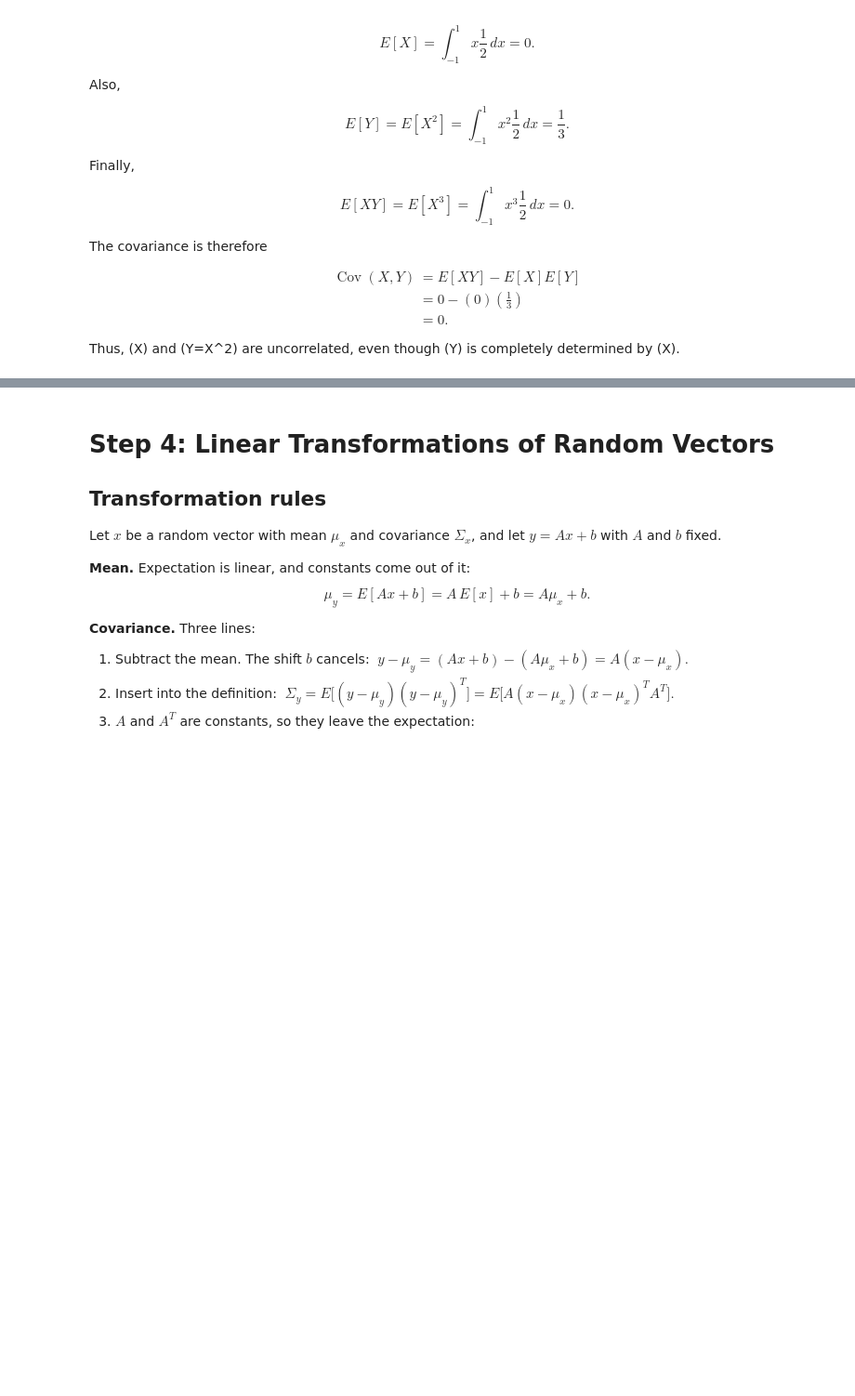
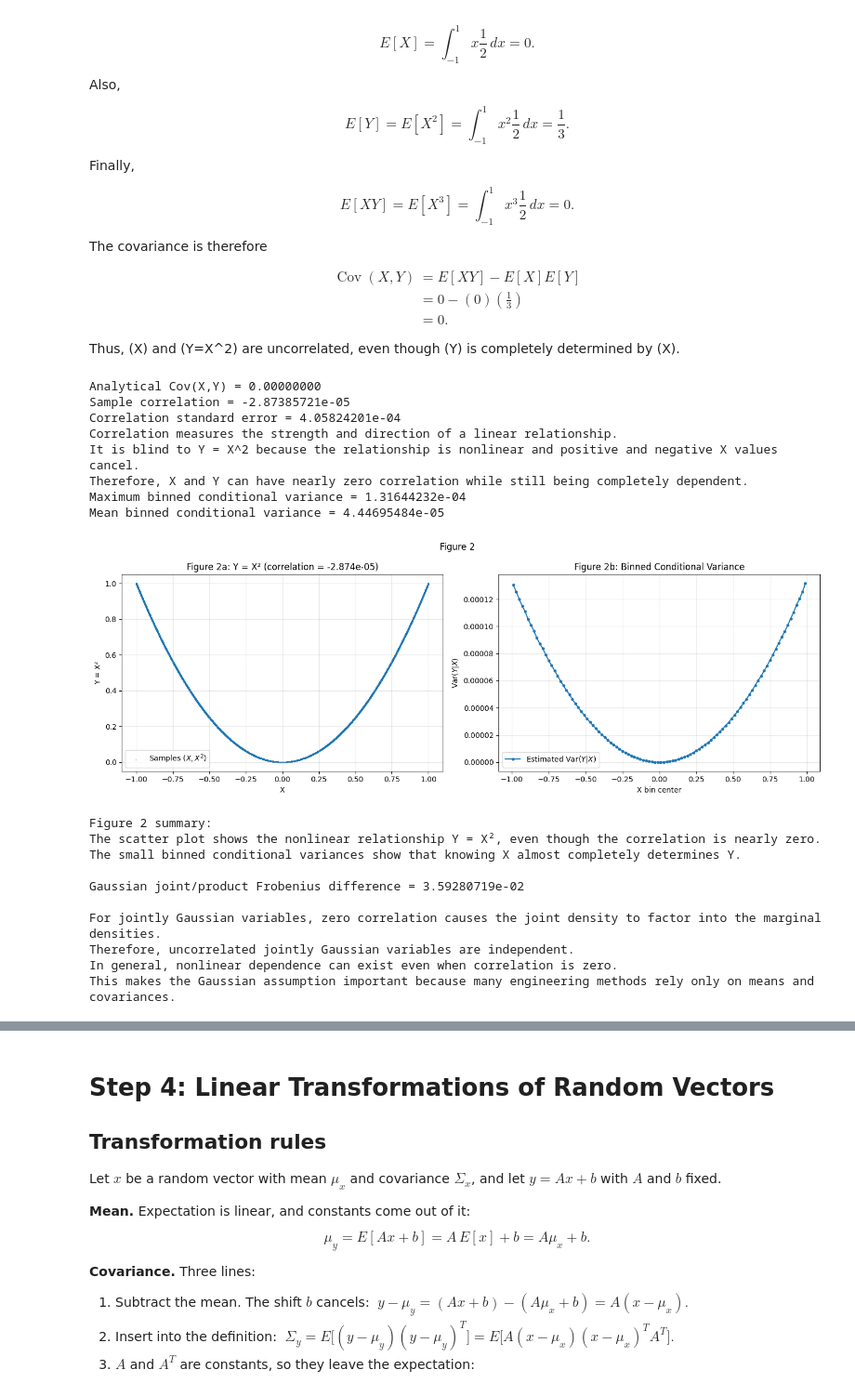
Before and after one commit to andrewechang/ece3715, a Jupyter notebook: mp3/mp3.ipynb, the cells around one changed output, grey strips where cells are left out. Shown at 93% size. Saved outputs shown, nothing was run; the diff lists cells and outputs as text; code cells hidden in the pictures; blank space fills up the shorter version.

```diff
--- a/mp3/mp3.ipynb
+++ b/mp3/mp3.ipynb
@@ -545,14 +577,11 @@ print(
     f"{correlation_standard_error_step2:.8e}"
 )
 
-print(f"Correlation measures only linear dependence.")
-print(f"For Y = X^2, the relationship is nonlinear, so positive and negative X values cancel and produce zero correlation.")
-print(f"However, Y is still completely determined by X, so the variables are dependent.")
+# Pt. 4 - what the correlation coefficient measures and why it's blind to the relationship
+print(f"Correlation measures the strength and direction of a linear relationship.")
+print(f"It is blind to Y = X^2 because the relationship is nonlinear and positive and negative X values cancel.")
+print(f"Therefore, X and Y can have nearly zero correlation while still being completely dependent.")
 
-
-# ------------------------------------------------------------
-# Binned conditional variance
-# ------------------------------------------------------------
 
 number_of_bins_step2 = 100
 
@@ -597,9 +626,7 @@ print(
 )
 
 
-# ------------------------------------------------------------
-# Figure 2
-# ------------------------------------------------------------
+# Fig 2
 
 plot_size_step2 = 100_000
 
@@ -644,7 +671,7 @@ axes[1].set_title("Figure 2b: Binned Conditional Variance")
 axes[1].legend()
 axes[1].grid(alpha=0.3)
 
-plt.suptitle("Figure 2: Uncorrelated Does Not Mean Independent")
+plt.suptitle("Figure 2")
 plt.tight_layout()
 plt.show()
 
@@ -654,9 +681,7 @@ print(f"The scatter plot shows the nonlinear relationship Y = X², even though t
 print(f"The small binned conditional variances show that knowing X almost completely determines Y.\n")
 
 
-# ------------------------------------------------------------
-# Gaussian comparison
-# ------------------------------------------------------------
+# Pt. 5 - Gaussian pair
 
 gaussian_samples_step2 = rng_step2.standard_normal(
     (1_000_000, 2)
@@ -680,34 +705,54 @@ x_density_step2, _ = np.histogram(
     density=True
 )
 
 y_density_step2, _ = np.histogram(
     gaussian_y_step2,
     bins=histogram_edges_step2,
     density=True
 )
 
 product_of_marginals_step2 = np.outer(
     x_density_step2,
     y_density_step2
 )
 
 gaussian_difference_step2 = np.linalg.norm(
     joint_density_step2
     - product_of_marginals_step2
 )
 
 print(
     f"Gaussian joint/product Frobenius difference = "
     f"{gaussian_difference_step2:.8e}"
 )
 
 
-# Step 6 explanation
+# Pt. 6 - explanation
 
 print(f"\nFor jointly Gaussian variables, zero correlation causes the joint density to factor into the marginal densities.")
 print(f"Therefore, uncorrelated jointly Gaussian variables are independent.")
 print(f"In general, nonlinear dependence can exist even when correlation is zero.")
 print(f"This makes the Gaussian assumption important because many engineering methods rely only on means and covariances.")
+# %% [output]
+Analytical Cov(X,Y) = 0.00000000
+Sample correlation = -2.87385721e-05
+Correlation standard error = 4.05824201e-04
+Correlation measures the strength and direction of a linear relationship.
+It is blind to Y = X^2 because the relationship is nonlinear and positive and negative X values cancel.
+Therefore, X and Y can have nearly zero correlation while still being completely dependent.
+Maximum binned conditional variance = 1.31644232e-04
+Mean binned conditional variance = 4.44695484e-05
+[figure, added]
+Figure 2 summary:
+The scatter plot shows the nonlinear relationship Y = X², even though the correlation is nearly zero.
+The small binned conditional variances show that knowing X almost completely determines Y.
+
+Gaussian joint/product Frobenius difference = 3.59280719e-02
+
+For jointly Gaussian variables, zero correlation causes the joint density to factor into the marginal densities.
+Therefore, uncorrelated jointly Gaussian variables are independent.
+In general, nonlinear dependence can exist even when correlation is zero.
+This makes the Gaussian assumption important because many engineering methods rely only on means and covariances.
 # %%
 # Step 3: The covariance matrix and how well you can estimate it
 
```
Also changed, not shown: parts of 10 cells of this notebook, 1 other file.
